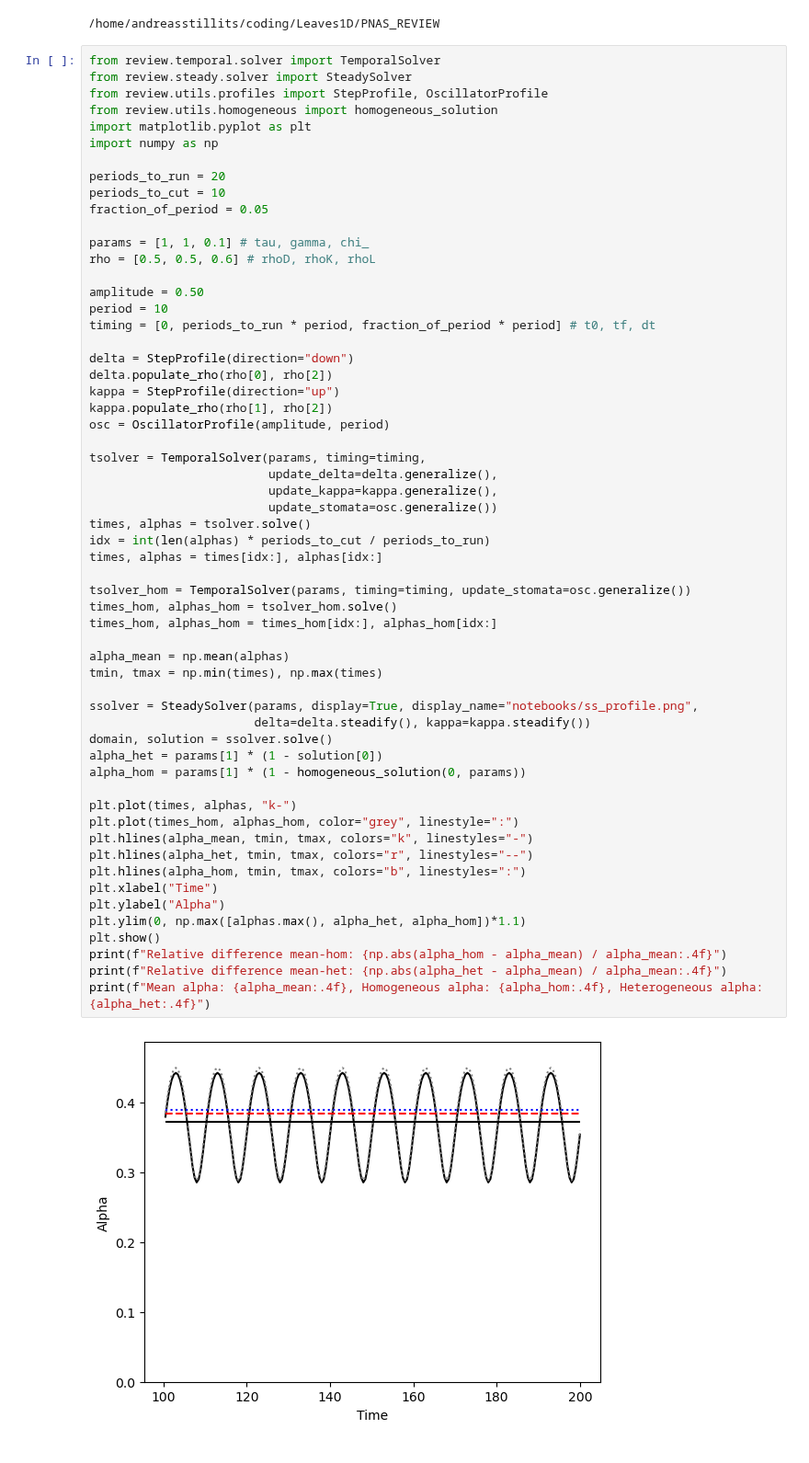
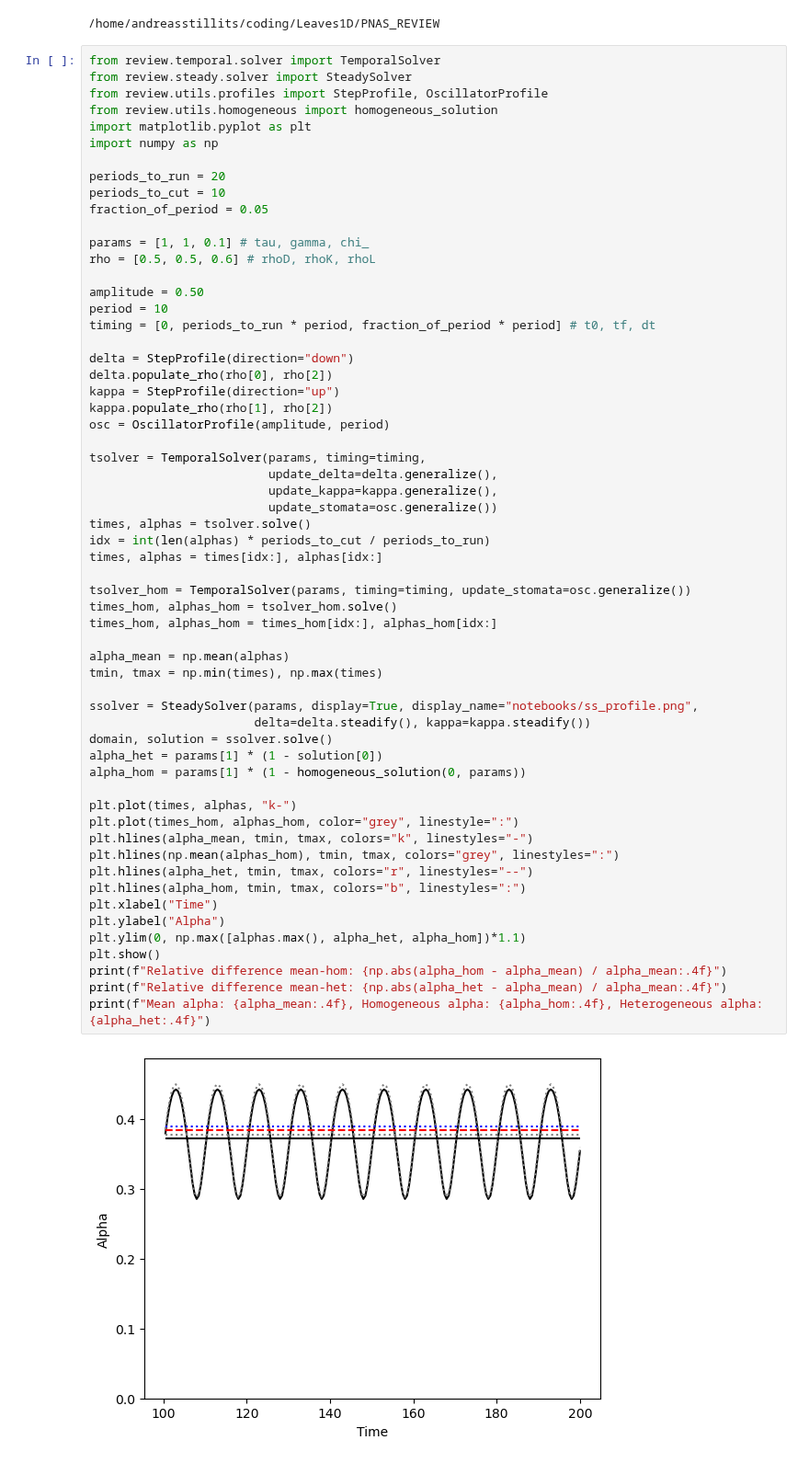
Before and after one commit to andreas-stillits/CarbonFixationModel1D, a Jupyter notebook: PNAS_REVIEW/notebooks/explore_timeseries.ipynb, the cells around one changed output. Shown at 92% size. Drawn from its saved outputs; the diff is of its cells as text.

```diff
--- a/PNAS_REVIEW/notebooks/explore_timeseries.ipynb
+++ b/PNAS_REVIEW/notebooks/explore_timeseries.ipynb
@@ -34,34 +34,35 @@ tsolver = TemporalSolver(params, timing=timing,
 times, alphas = tsolver.solve()
 idx = int(len(alphas) * periods_to_cut / periods_to_run)
 times, alphas = times[idx:], alphas[idx:]
 
 tsolver_hom = TemporalSolver(params, timing=timing, update_stomata=osc.generalize())
 times_hom, alphas_hom = tsolver_hom.solve()
 times_hom, alphas_hom = times_hom[idx:], alphas_hom[idx:]
 
 alpha_mean = np.mean(alphas)
 tmin, tmax = np.min(times), np.max(times)
 
 ssolver = SteadySolver(params, display=True, display_name="notebooks/ss_profile.png",
                        delta=delta.steadify(), kappa=kappa.steadify())
 domain, solution = ssolver.solve()
 alpha_het = params[1] * (1 - solution[0])
 alpha_hom = params[1] * (1 - homogeneous_solution(0, params))
 
 plt.plot(times, alphas, "k-")
 plt.plot(times_hom, alphas_hom, color="grey", linestyle=":")
 plt.hlines(alpha_mean, tmin, tmax, colors="k", linestyles="-")
+plt.hlines(np.mean(alphas_hom), tmin, tmax, colors="grey", linestyles=":")
 plt.hlines(alpha_het, tmin, tmax, colors="r", linestyles="--")
 plt.hlines(alpha_hom, tmin, tmax, colors="b", linestyles=":")
 plt.xlabel("Time")
 plt.ylabel("Alpha")
 plt.ylim(0, np.max([alphas.max(), alpha_het, alpha_hom])*1.1)
 plt.show()
 print(f"Relative difference mean-hom: {np.abs(alpha_hom - alpha_mean) / alpha_mean:.4f}")
 print(f"Relative difference mean-het: {np.abs(alpha_het - alpha_mean) / alpha_mean:.4f}")
 print(f"Mean alpha: {alpha_mean:.4f}, Homogeneous alpha: {alpha_hom:.4f}, Heterogeneous alpha: {alpha_het:.4f}")
 # %% [output]
-[figure, old version]
+[figure, new version]
 Relative difference mean-hom: 0.0453
 Relative difference mean-het: 0.0302
 Mean alpha: 0.3722, Homogeneous alpha: 0.3891, Heterogeneous alpha: 0.3835
```
Also changed, not shown: 6 other files.
